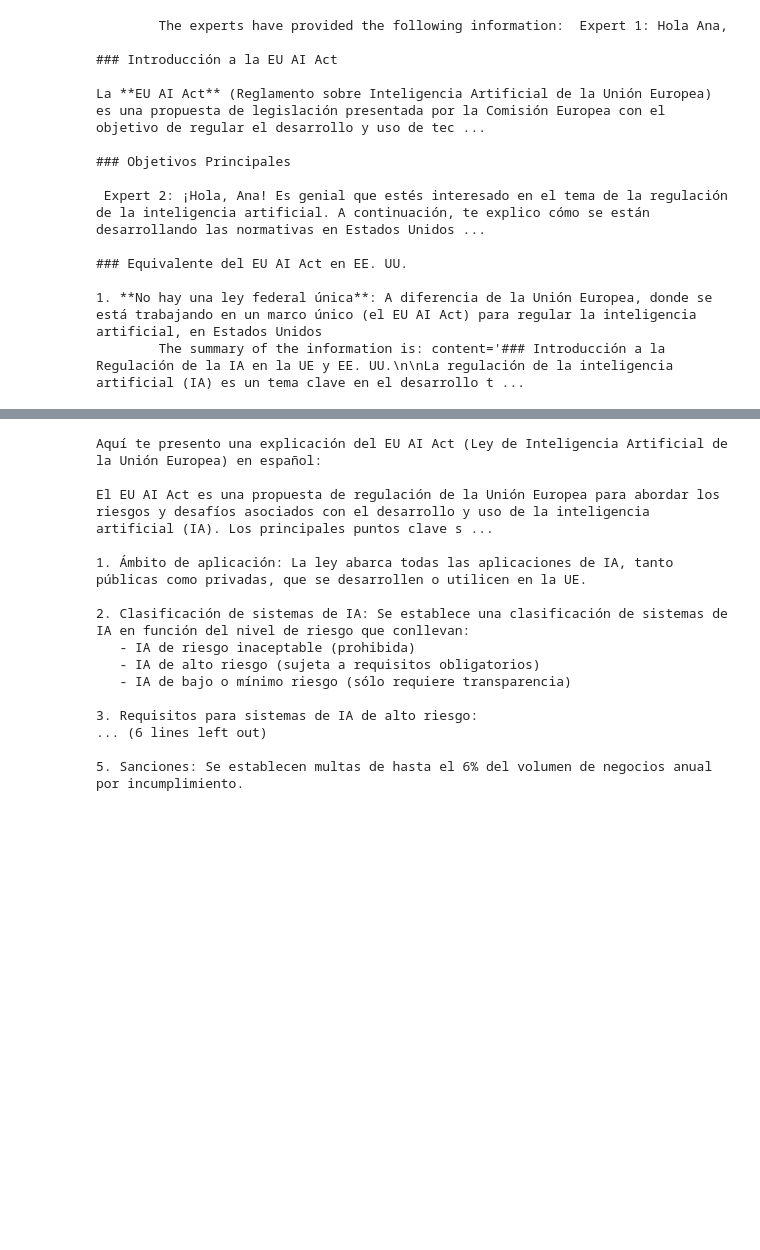
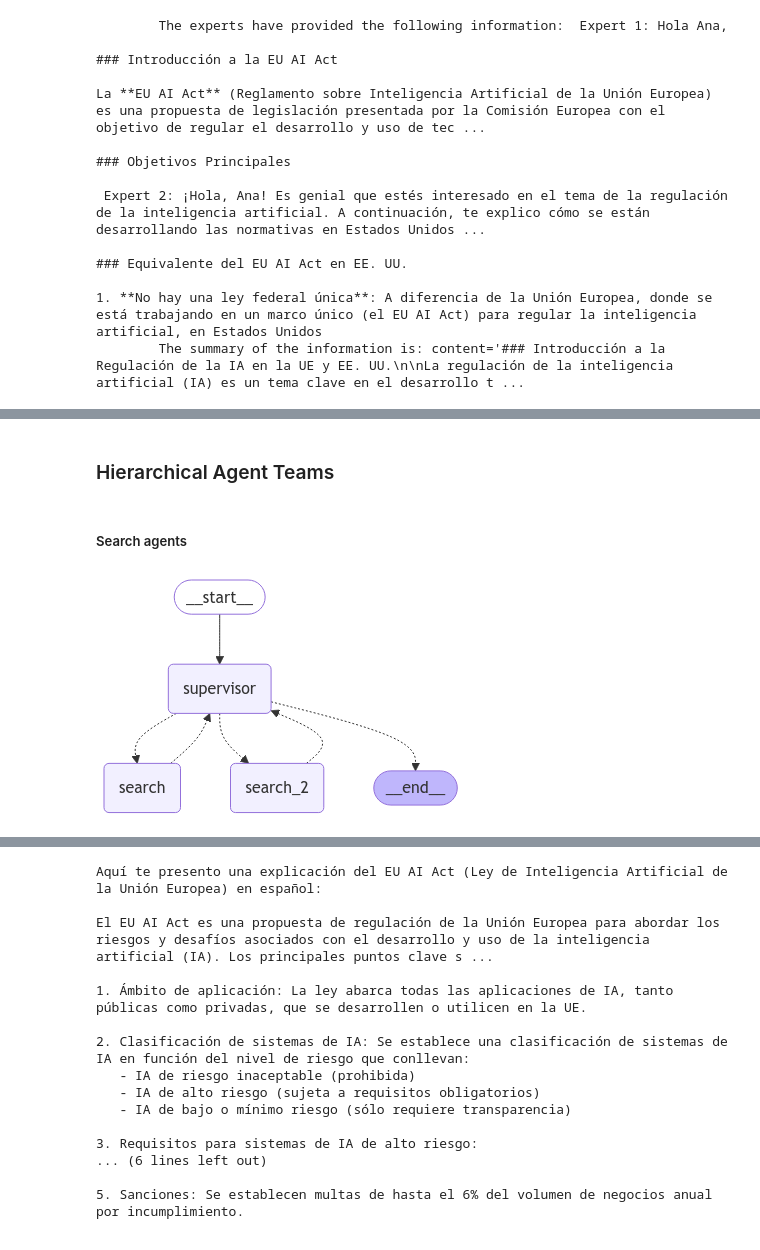
Before and after one commit to AnaBelenBarbero/ai-wise-council, a Jupyter notebook: 01_draft_levels.ipynb, the cells around one changed output, grey strips where cells are left out. Cells and saved outputs as stored; diff of their text form; code cells hidden in the pictures; blank space fills up the shorter version.

Commit message:
Exploring AI agents interactions

```diff
--- a/01_draft_levels.ipynb
+++ b/01_draft_levels.ipynb
@@ -5,6 +5,7 @@ import os
 from langchain_openai import ChatOpenAI
 from langchain_anthropic import ChatAnthropic
 from langchain_core.language_models import BaseChatModel
+from langchain_openai.chat_models.base import BaseChatOpenAI
 
 from typing import Sequence, Callable, Any
 from langchain_core.messages import BaseMessage
@@ -21,8 +22,13 @@ from langgraph.graph import START, MessagesState, StateGraph
 
 load_dotenv()
 
-OPENAI_API_KEY = os.getenv("OPENAI_API_KEY")
-ANTHROPIC_API_KEY = os.getenv("ANTHROPIC_API_KEY")
+DEEPSEEK_API_KEY = os.getenv("DEEPSEEK_API_KEY")
+ANTHROPIC_API_KEY=os.getenv("ANTHROPIC_API_KEY")
+TAVILY_API_KEY=os.getenv("TAVILY_API_KEY")
 # %%
 model_openai = ChatOpenAI(model="gpt-4o-mini", max_completion_tokens=100)
 model_anthropic = ChatAnthropic(model="claude-3-haiku-20240307")
+model_deepseek = BaseChatOpenAI(model="deepseek-chat",
+                                openai_api_key=DEEPSEEK_API_KEY,
+                                openai_api_base='https://api.deepseek.com',
+                                max_tokens=100)
@@ -30,0 +35,3 @@ models = [model_openai, model_anthropic]
+# %%
+response = model_deepseek.invoke("Hi!, I'm Ana. I'm a lawyer and I'm interested in the EU AI Act.")
+print(response.content)
@@ -234,0 +486,2 @@ La **EU AI Act** (Reglamento sobre Inteligencia Artificial de la Unión Europea)
+# %% [markdown]
+### Hierarchical Agent Teams
@@ -234,0 +623,2 @@ La **EU AI Act** (Reglamento sobre Inteligencia Artificial de la Unión Europea)
+# %% [markdown]
+##### Search agents
@@ -234,0 +665,14 @@ La **EU AI Act** (Reglamento sobre Inteligencia Artificial de la Unión Europea)
+# %%
+research_builder = StateGraph(State)
+research_builder.add_node("supervisor", research_supervisor_node)
+research_builder.add_node("search", search_node)
+research_builder.add_node("search_2", search_2_node)
+
+research_builder.add_edge(START, "supervisor")
+research_graph = research_builder.compile()
+# %%
+from IPython.display import Image, display
+
+display(Image(research_graph.get_graph().draw_mermaid_png()))
+# %% [output]
+[figure, added]
```
Also changed, not shown: parts of 27 cells of this notebook, 5 other files.
